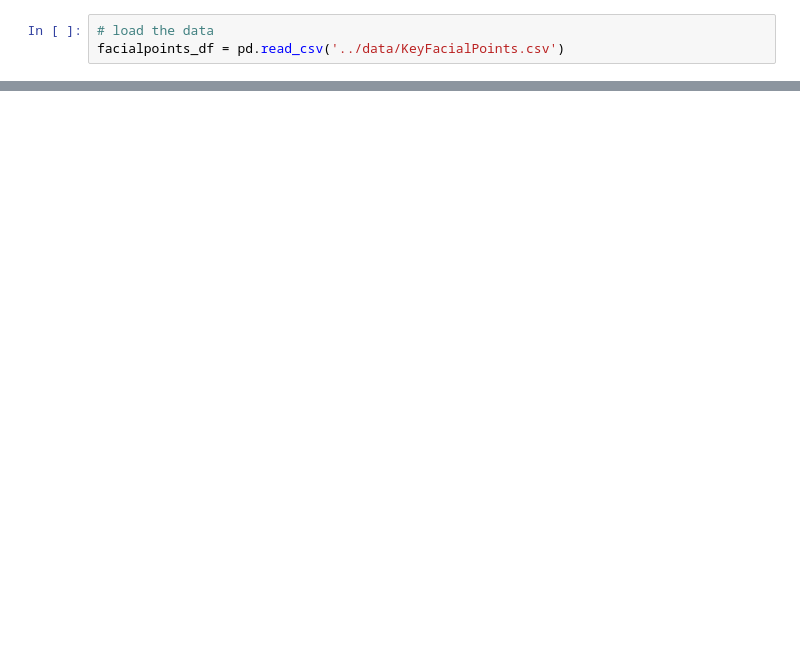
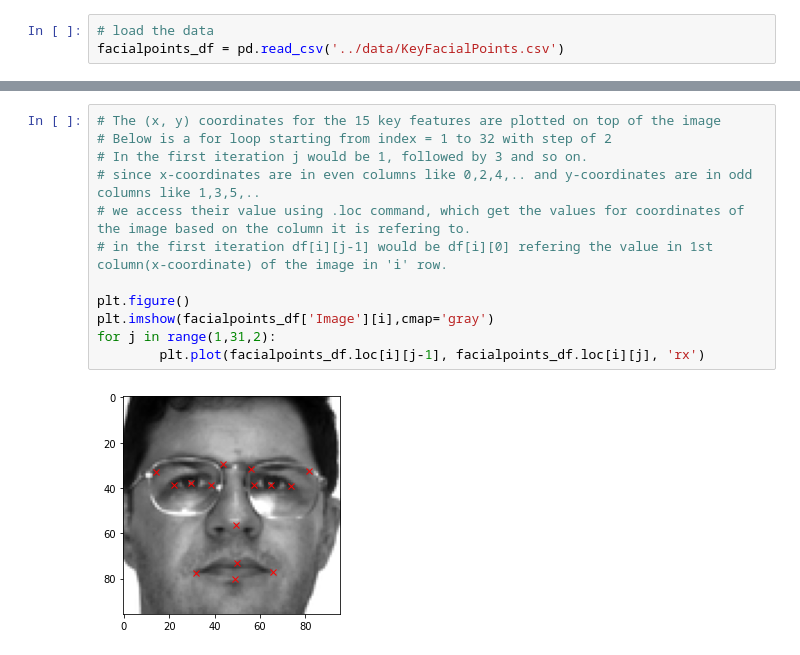
Before and after one commit to ozenalp/facial-key-points-detection, a Jupyter notebook: notebooks/data-prep.ipynb, the cells around one changed output, grey strips where cells are left out. Saved outputs shown, nothing was run; the diff lists cells and outputs as text; blank space fills up the shorter version.

```diff
--- a/notebooks/data-prep.ipynb
+++ b/notebooks/data-prep.ipynb
@@ -139,0 +82,14 @@ Shape of test sample: torch.Size([1, 96, 96]), Shape of test label: torch.Size([
+# %%
+# The (x, y) coordinates for the 15 key features are plotted on top of the image
+# Below is a for loop starting from index = 1 to 32 with step of 2
+# In the first iteration j would be 1, followed by 3 and so on.
+# since x-coordinates are in even columns like 0,2,4,.. and y-coordinates are in odd columns like 1,3,5,..
+# we access their value using .loc command, which get the values for coordinates of the image based on the column it is refering to.
+# in the first iteration df[i][j-1] would be df[i][0] refering the value in 1st column(x-coordinate) of the image in 'i' row.
+
+plt.figure()
+plt.imshow(facialpoints_df['Image'][i],cmap='gray')
+for j in range(1,31,2):
+        plt.plot(facialpoints_df.loc[i][j-1], facialpoints_df.loc[i][j], 'rx')
+# %% [output]
+[figure, added]
```
Also changed, not shown: parts of 40 cells of this notebook.
